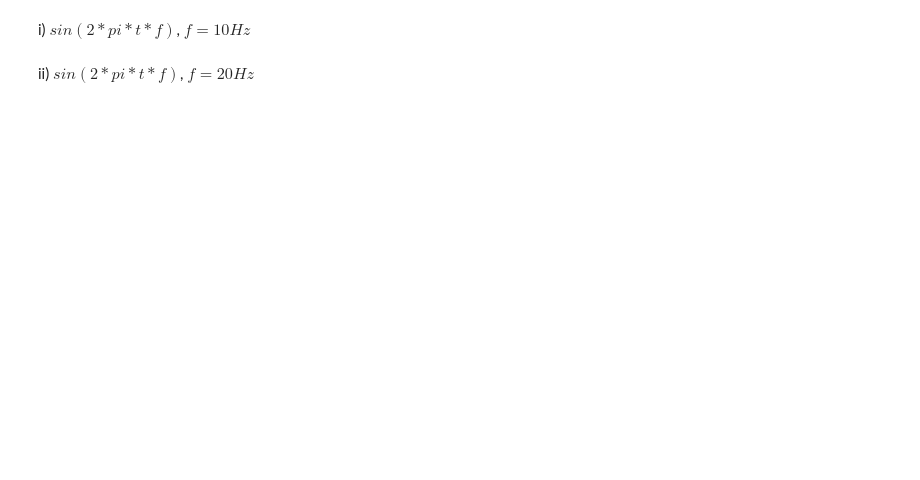
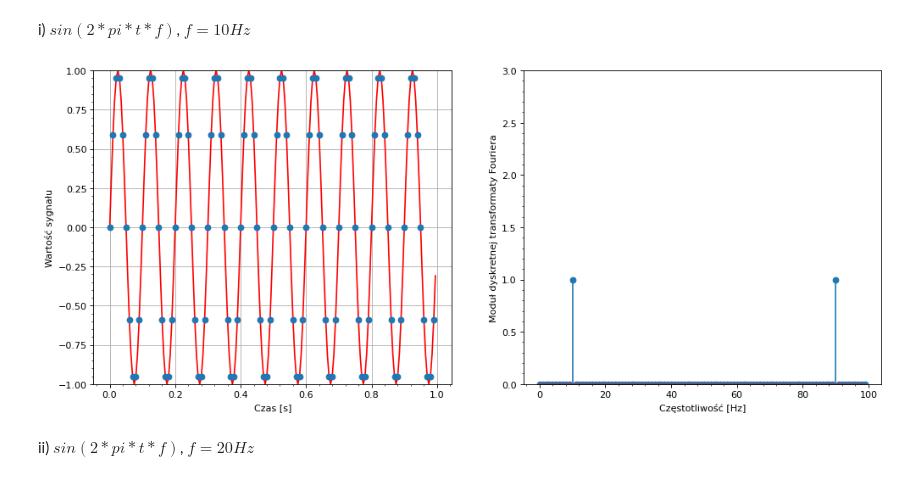
Before and after one commit to Frostyyyl/Human-computer-interaction, a Jupyter notebook: signals_I/main.ipynb, the cells around one changed output. Drawn from its saved outputs; the diff is of its cells as text; code cells hidden in the pictures; blank space fills up the shorter version.

Commit message:
Done exercise 1 and 2 from file signals_I

```diff
--- a/signals_I/main.ipynb
+++ b/signals_I/main.ipynb
@@ -250,13 +253,13 @@ def draw_signal(amplitude=1, interval_num=1, sampling_freq=40, signal_freq=2):
     # moduł sygnału w dziedzinie czestotliwosci
     freq_domain_signal = abs(fft.fft(signal))
     # zakres częstotliwości w oparciu o częstotliwość próbkowania
-    freqs = linspace(0, sampling_freq, n, False) # NOTE UPDATED LINE
+    freqs = linspace(0, sampling_freq, n, False)
 
     # narysowanie drugiego wykresu
     ax = fig.add_subplot(122)
     ax.set_ylim([0.0, max([3.0, max(freq_domain_signal)])])
     ax.set_xlabel('Częstotliwość [Hz]')
-    ax.set_ylabel('Moduł transformaty Fouriera')
+    ax.set_ylabel('Moduł dyskretnej transformaty Fouriera')
     ax.xaxis.set_minor_locator(AutoMinorLocator(5))
     ax.yaxis.set_minor_locator(AutoMinorLocator(5))
     stem(freqs, freq_domain_signal, '-*')
@@ -306,6 +425,9 @@
 i) $sin(2*pi*t*f)$, $f=10Hz$
 # %%
 # f=10, w=100, A=1, LP=10
+draw_signal(amplitude=1, interval_num=10, sampling_freq=100, signal_freq=10)
+# %% [output]
+[figure, added]
 # %% [markdown]
 ii) $sin(2*pi*t*f)$, $f=20Hz$
 # %%
```
Also changed, not shown: parts of 42 cells of this notebook, 1 other file.
